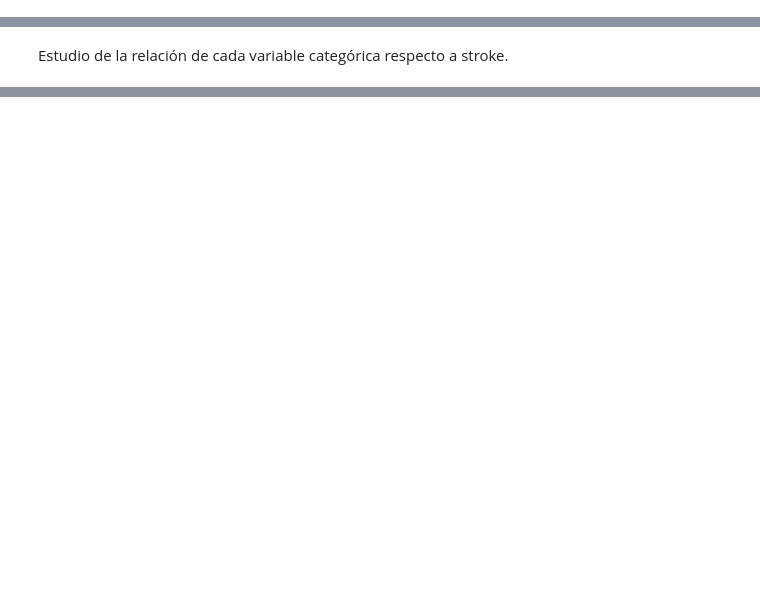
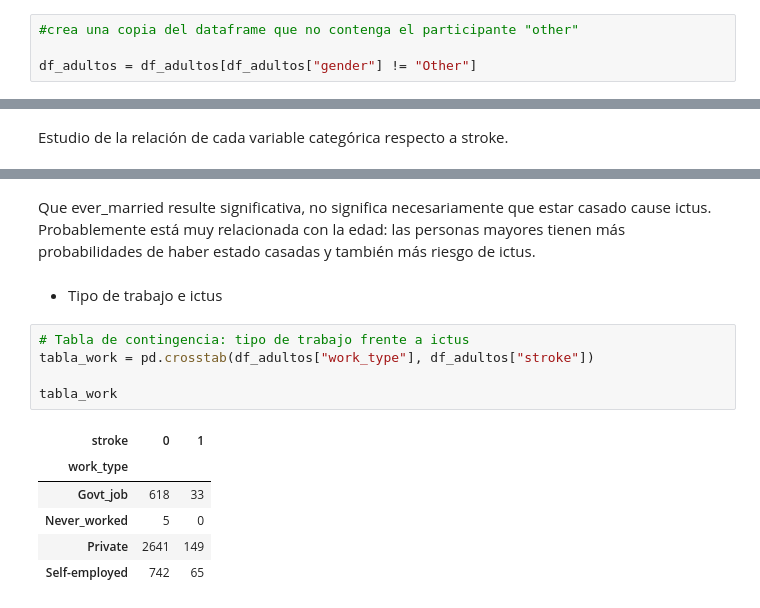
Before and after one commit to raquelmartinrodriguez/prediccion_ocurrencia_infarto_cerebral, a Jupyter notebook: prediccion_infarto_cerebral.ipynb, the cells around one changed output, grey strips where cells are left out. Saved outputs shown, nothing was run; the diff lists cells and outputs as text; blank space fills up the shorter version.

```diff
--- a/prediccion_infarto_cerebral.ipynb
+++ b/prediccion_infarto_cerebral.ipynb
@@ -221,0 +274,4 @@ resumen_gender
+# %%
+#crea una copia del dataframe que no contenga el participante "other"
+
+df_adultos = df_adultos[df_adultos["gender"] != "Other"]
@@ -769,0 +1296,16 @@ Variables categóricas: ['gender', 'hypertension', 'heart_disease', 'ever_marrie
+# %% [markdown]
+Que ever_married resulte significativa, no significa necesariamente que estar casado cause ictus. Probablemente está muy relacionada con la edad: las personas mayores tienen más probabilidades de haber estado casadas y también más riesgo de ictus.
+# %% [markdown]
+* Tipo de trabajo e ictus
+# %%
+# Tabla de contingencia: tipo de trabajo frente a ictus
+tabla_work = pd.crosstab(df_adultos["work_type"], df_adultos["stroke"])
+
+tabla_work
+# %% [output]
+| stroke | 0 | 1 |
+| work_type |  |  |
+| Govt_job | 618 | 33 |
+| Never_worked | 5 | 0 |
+| Private | 2641 | 149 |
+| Self-employed | 742 | 65 |
```
Also changed, not shown: parts of 93 cells of this notebook, 1 other file.
